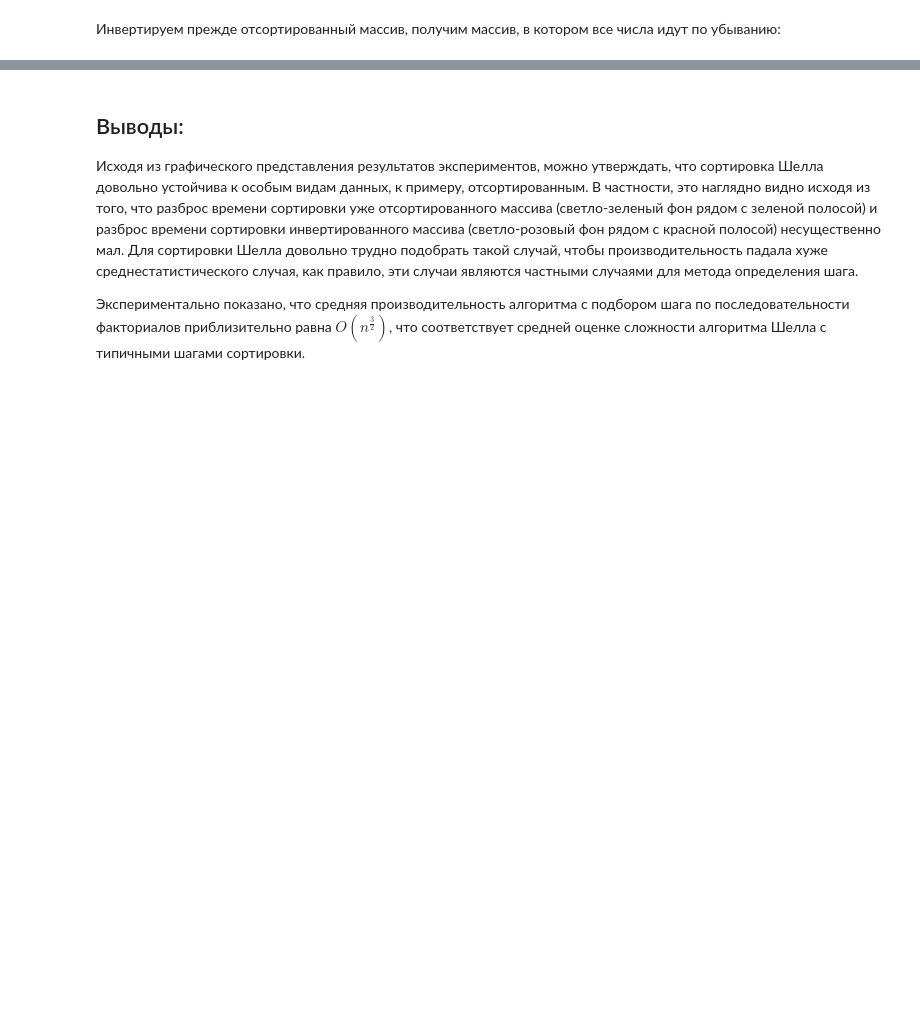
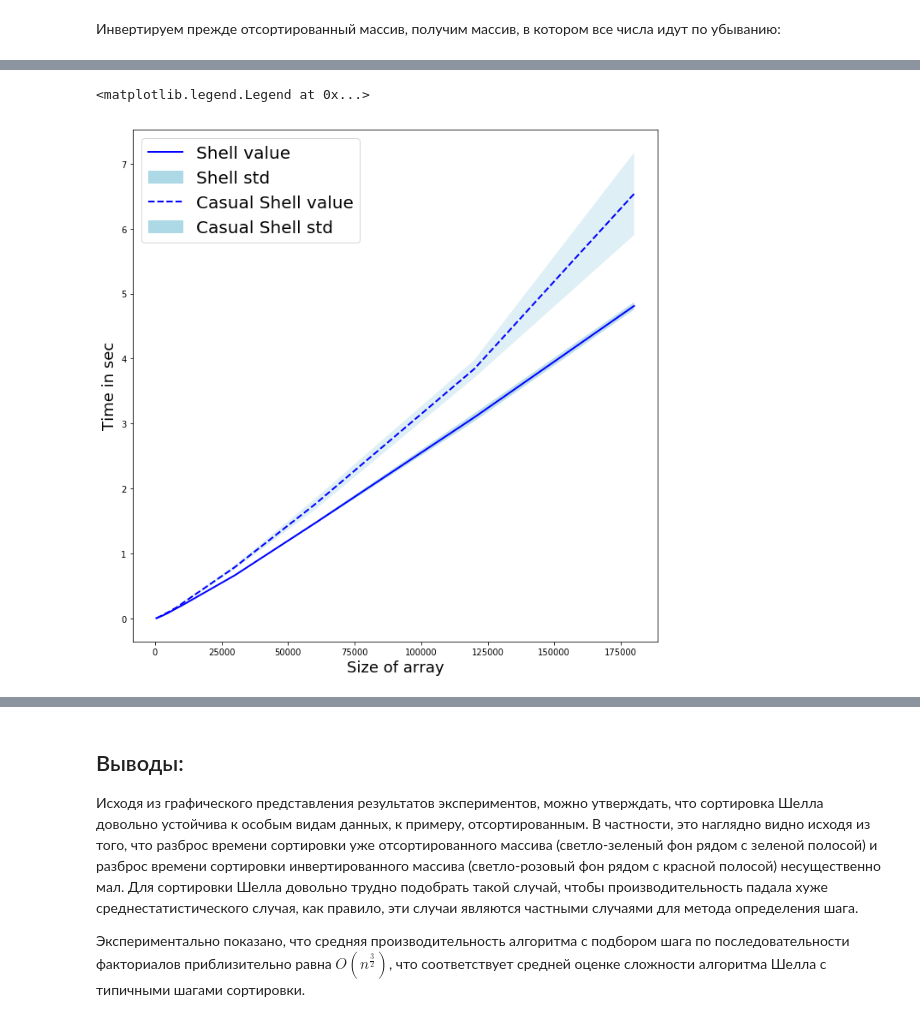
Before and after one commit to iwouldnot/algo_kursach, a Jupyter notebook: task3/3.ipynb, the cells around one changed output, grey strips where cells are left out. Saved outputs shown, nothing was run; the diff lists cells and outputs as text; code cells hidden in the pictures; blank space fills up the shorter version.

```diff
--- a/task3/3.ipynb
+++ b/task3/3.ipynb
@@ -203,0 +254,10 @@ for i in results_shell_reversed:
+# %%
+iter_number = 3
+results = {}
+for i in tqdm_notebook(size_values):
+    tr = timeit.repeat("shell_sort(a, binominal_sequence)",
+                   repeat=5,
+                   setup="a = np.random.choice(array, i)",
+                   number=iter_number,
+                   globals=globals())
+    results[i] = tr
@@ -203,0 +268,10 @@ for i in results_shell_reversed:
+# %%
+keys_shell_casual = list(results.keys())
+values_shell_casual = np.array(list(results.values())).mean(axis=1)
+deviation_shell_casual = np.array(list(results.values())).std(axis=1)
+results_shell_casual = list(zip(keys_shell_casual, values_shell_casual, deviation_shell_casual))
+
+print('Время одной операции сортировки Шелла с биноминальным шагом на обычном массиве (в секундах):')
+for i in results_shell_casual:
+    print('На {:6d} элементах: {:8.5f} ± {:7.5f} секунд;'.format(i[0], i[1], i[2]), end=' ')
+    print('Разброс замеров: {:.2f}%'.format(i[2] / i[1] * 100))
@@ -204,2 +445,48 @@ for i in results_shell_reversed:
+# %%
+plt.figure(num=1, figsize=(11,11))
+plt.xlabel('Size of array', fontsize=18)
+plt.ylabel('Time in sec', fontsize=18)
+
+""" ФАКТОРИАЛЬНОЕ РАЗБИЕНИЕ """
+
+""" Обычный массив """
+value_shell_line, = plt.plot(size_values,
+                             values_shell,
+                             'b-',
+                             linewidth=2.0,
+                             label='Shell value')
+plt.fill_between(size_values,
+                 values_shell + deviation_shell,
+                 values_shell - deviation_shell,
+                 interpolate=True,
+                 facecolor='lightblue',
+                 alpha=0.8)
+std_shell_patch = mpatches.Patch(color='lightblue', label='Shell std')
+
+""" БИНОМИНАЛЬНОЕ РАЗБИЕНИЕ """
+
+""" Обычный массив """
+value_shell_casual_line, = plt.plot(size_values,
+                                    values_shell_casual,
+                                    'b--',
+                                    linewidth=2.0,
+                                    label='Casual Shell value')
+plt.fill_between(size_values,
+                 values_shell_casual + deviation_shell_casual,
+                 values_shell_casual - deviation_shell_casual,
+                 interpolate=True,
+                 facecolor='lightblue',
+                 alpha=0.4)
+std_shell_casual_patch = mpatches.Patch(color='lightblue', label='Casual Shell std')
+
+plt.legend(handles=[value_shell_line,
+                    std_shell_patch,
+                    value_shell_casual_line,
+                    std_shell_casual_patch],
+           loc=2,
+           fontsize=20)
+# %% [output]
+<matplotlib.legend.Legend at 0x...>
+[figure, added]
 # %%
 plt.figure(num=1, figsize=(11,11))
```
Also changed, not shown: parts of 34 cells of this notebook.
